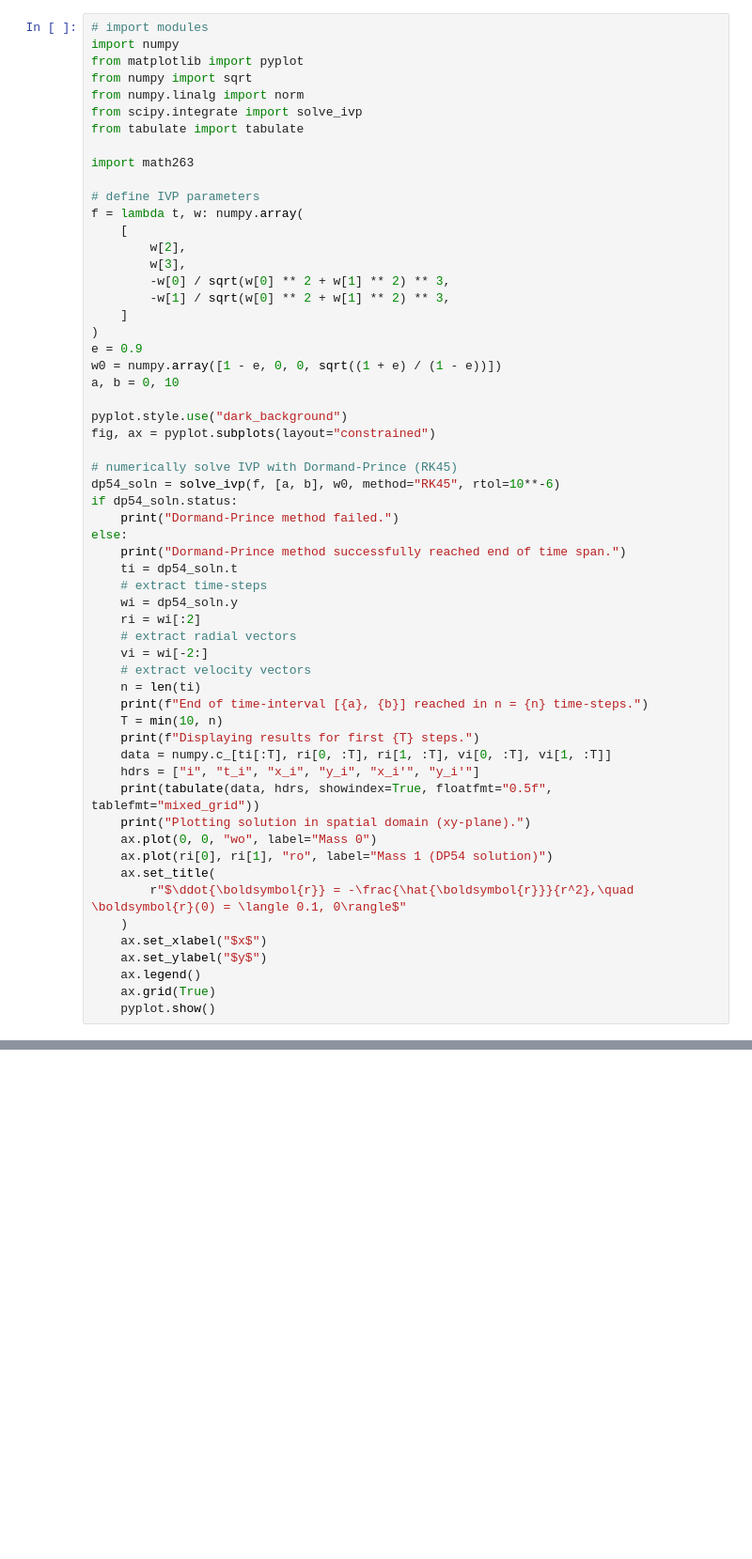
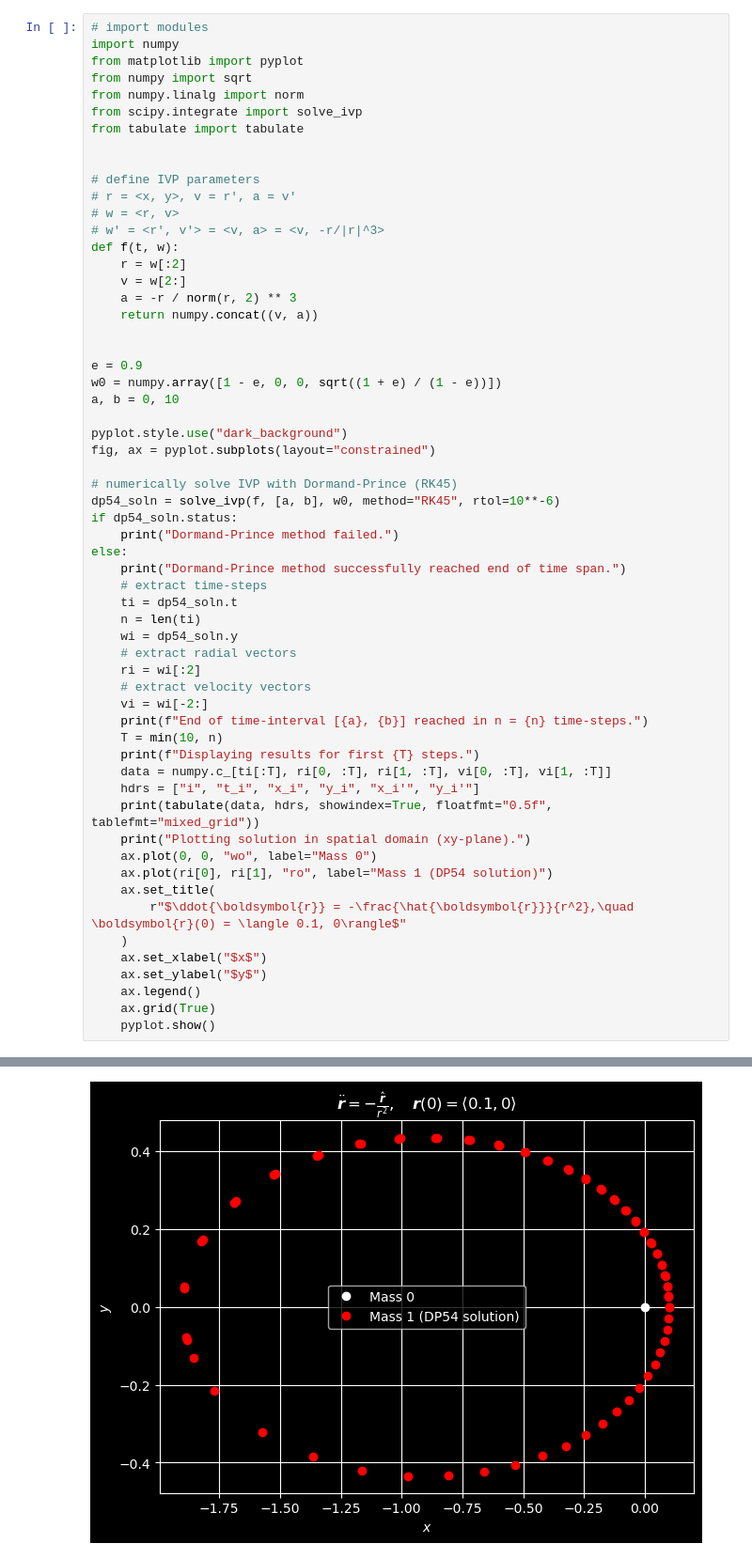
Before and after one commit to ethancsmith/math263-notes, a Jupyter notebook: _sources/09-adaptive_methods.ipynb, the cells around one changed output, grey strips where cells are left out. Shown at 94% size. Cells and saved outputs as stored; diff of their text form; blank space fills up the shorter version.

```diff
--- a/_sources/09-adaptive_methods.ipynb
+++ b/_sources/09-adaptive_methods.ipynb
@@ -124,17 +124,18 @@ from numpy.linalg import norm
 from scipy.integrate import solve_ivp
 from tabulate import tabulate
 
-import math263
 
 # define IVP parameters
-f = lambda t, w: numpy.array(
-    [
-        w[2],
-        w[3],
-        -w[0] / sqrt(w[0] ** 2 + w[1] ** 2) ** 3,
-        -w[1] / sqrt(w[0] ** 2 + w[1] ** 2) ** 3,
-    ]
-)
+# r = <x, y>, v = r', a = v'
+# w = <r, v>
+# w' = <r', v'> = <v, a> = <v, -r/|r|^3>
+def f(t, w):
+    r = w[:2]
+    v = w[2:]
+    a = -r / norm(r, 2) ** 3
+    return numpy.concat((v, a))
+
+
 e = 0.9
 w0 = numpy.array([1 - e, 0, 0, sqrt((1 + e) / (1 - e))])
 a, b = 0, 10
@@ -148,14 +149,14 @@ if dp54_soln.status:
     print("Dormand-Prince method failed.")
 else:
     print("Dormand-Prince method successfully reached end of time span.")
+    # extract time-steps
     ti = dp54_soln.t
-    # extract time-steps
+    n = len(ti)
     wi = dp54_soln.y
+    # extract radial vectors
     ri = wi[:2]
-    # extract radial vectors
+    # extract velocity vectors
     vi = wi[-2:]
-    # extract velocity vectors
-    n = len(ti)
     print(f"End of time-interval [{a}, {b}] reached in n = {n} time-steps.")
     T = min(10, n)
     print(f"Displaying results for first {T} steps.")
@@ -173,3 +174,4 @@ else:
     ax.legend()
     ax.grid(True)
     pyplot.show()
+# %% [output]
@@ -175,0 +195 @@ else:
+[figure, added]
```
Also changed, not shown: parts of 1 cell of this notebook, 24 other files.
